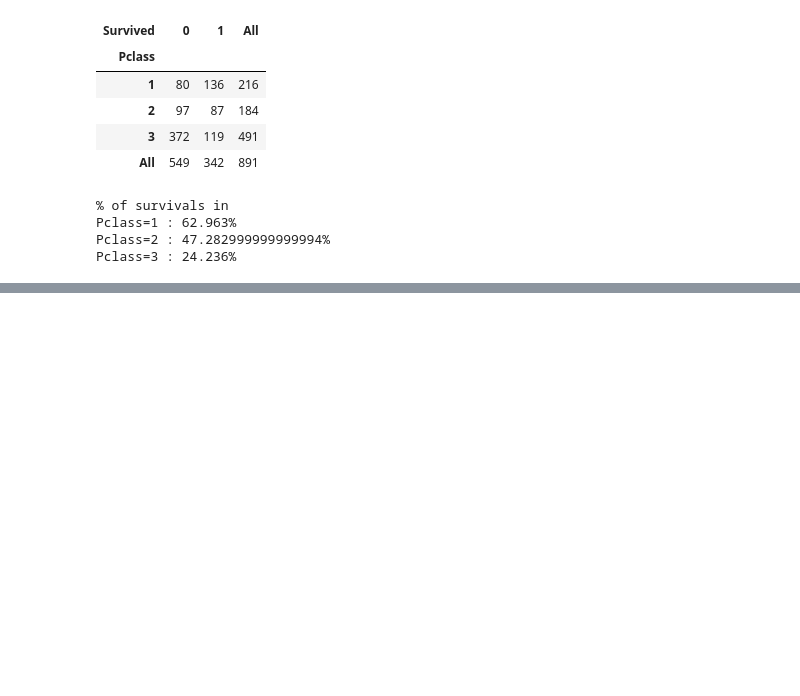
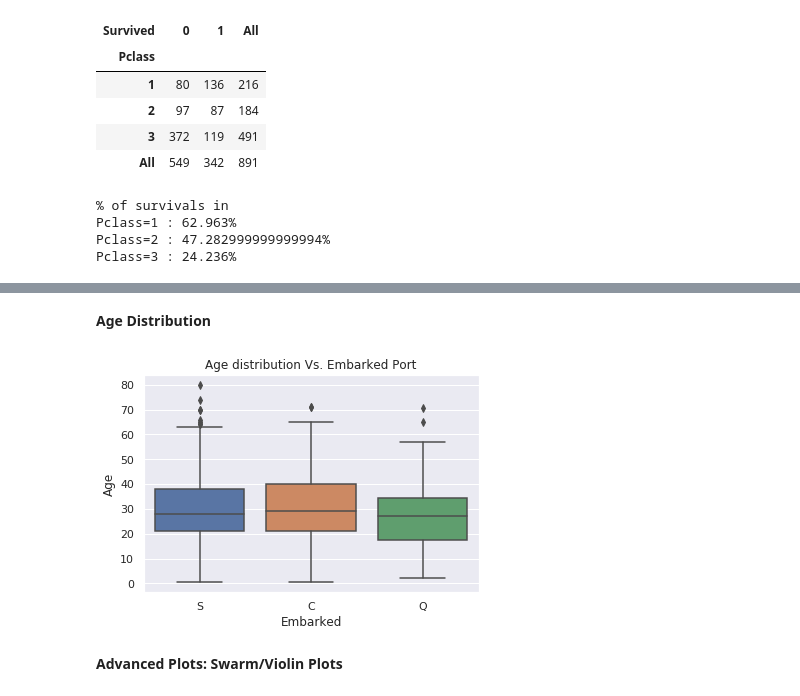
Before and after one commit to cleysonl/ML_Bootcamp_CLL, a Jupyter notebook: Data_visualization_storytelling.ipynb, the cells around one changed output, grey strips where cells are left out. Cells and saved outputs as stored; diff of their text form; code cells hidden in the pictures; blank space fills up the shorter version.

```diff
--- a/Data_visualization_storytelling.ipynb
+++ b/Data_visualization_storytelling.ipynb
@@ -112,0 +133,9 @@ Pclass=3 : 24.236%
+# %% [markdown]
+**Age Distribution**
+# %%
+sns.boxplot(x='Embarked', y='Age', data=df)
+plt.title('Age distribution Vs. Embarked Port');
+# %% [output]
+[figure, added]
+# %% [markdown]
+**Advanced Plots: Swarm/Violin Plots**
```
Also changed, not shown: parts of 10 cells of this notebook.
